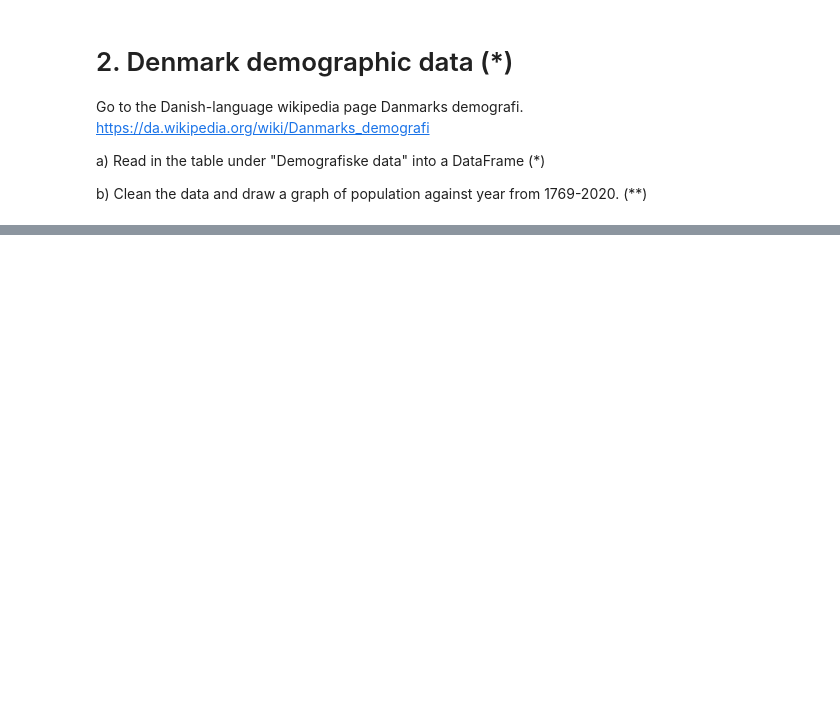
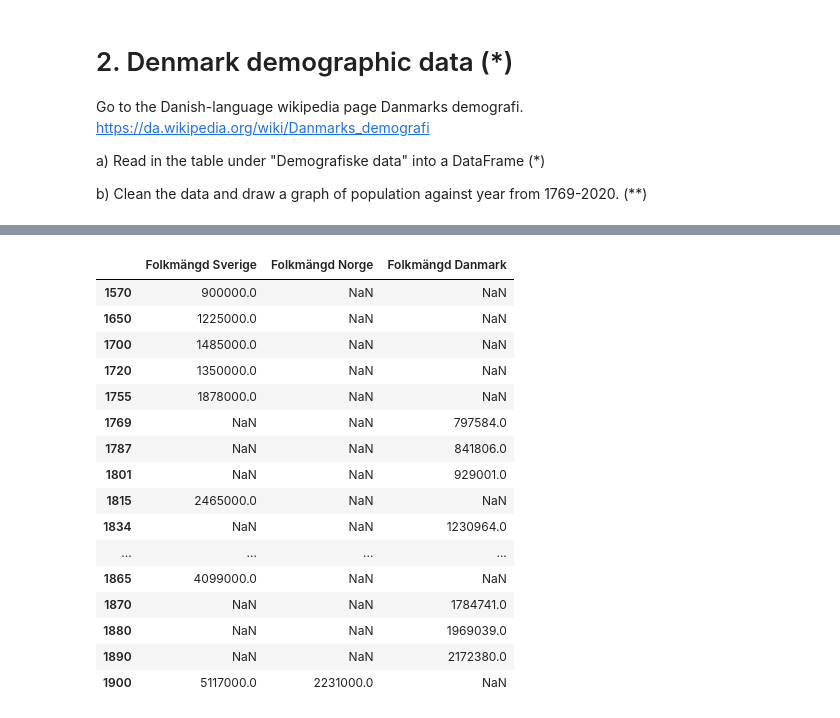
Before and after one commit to jwiegert/databehandling-joachim-wiegert, a Jupyter notebook: exercises/ex02_mergingdata.ipynb, the cells around one changed output, grey strips where cells are left out. Drawn from its saved outputs; the diff is of its cells as text; code cells hidden in the pictures; blank space fills up the shorter version.

```diff
--- a/exercises/ex02_mergingdata.ipynb
+++ b/exercises/ex02_mergingdata.ipynb
@@ -178,0 +332,37 @@ Go to the Danish-language wikipedia page Danmarks demografi. https://da.wikipedi
+# %%
+# I will do even more and merge Sweden, Denmark and Norway into one plot
+
+#norwaypop["Årtal","Folkmängd Norge"]
+#denmarkpop["År","Folkmängd"] .drop(index)
+#swedenpoptot["Årtal","Folkmängd"]
+
+# Change name of år, add country name to folkmängd
+# put years as indeces
+
+# Denmark
+dkpop = denmarkpop.rename(
+    {"Folkmängd":"Folkmängd Danmark"}, axis="columns"
+).set_index("År")
+dkpop = dkpop.astype(int)
+
+# Norway
+nopop = norwaypop.iloc[:113].drop(
+    "Total fertilitet Norge", axis="columns"
+).set_index("Årtal")
+
+# Change norwayspopulation from per 1000 to per indivudal
+nopop["Folkmängd Norge"] = nopop["Folkmängd Norge"]*1000
+# And change to integers
+nopop = nopop.astype(int)
+
+# Sweden
+sepop = swedenpoptot.rename(
+    {"Folkmängd":"Folkmängd Sverige"}, axis="columns"
+).set_index("Årtal")
+# And change to integers
+sepop = sepop.astype(int)
+
+# Marge all three
+scandinaviapop = pd.concat([sepop,nopop,dkpop], axis="columns")
+
+scandinaviapop
@@ -178,0 +383,20 @@ Go to the Danish-language wikipedia page Danmarks demografi. https://da.wikipedi
+# %%
+scandinaviapop.head(20)
+# %% [output]
+|  | Folkmängd Sverige | Folkmängd Norge | Folkmängd Danmark |
+| 1570 | 900000.0 | NaN | NaN |
+| 1650 | 1225000.0 | NaN | NaN |
+| 1700 | 1485000.0 | NaN | NaN |
+| 1720 | 1350000.0 | NaN | NaN |
+| 1755 | 1878000.0 | NaN | NaN |
+| 1769 | NaN | NaN | 797584.0 |
+| 1787 | NaN | NaN | 841806.0 |
+| 1801 | NaN | NaN | 929001.0 |
+| 1815 | 2465000.0 | NaN | NaN |
+| 1834 | NaN | NaN | 1230964.0 |
+| ... | ... | ... | ... |
+| 1865 | 4099000.0 | NaN | NaN |
+| 1870 | NaN | NaN | 1784741.0 |
+| 1880 | NaN | NaN | 1969039.0 |
+| 1890 | NaN | NaN | 2172380.0 |
+| 1900 | 5117000.0 | 2231000.0 | NaN |
```
Also changed, not shown: parts of 15 cells of this notebook, 2 other files.
